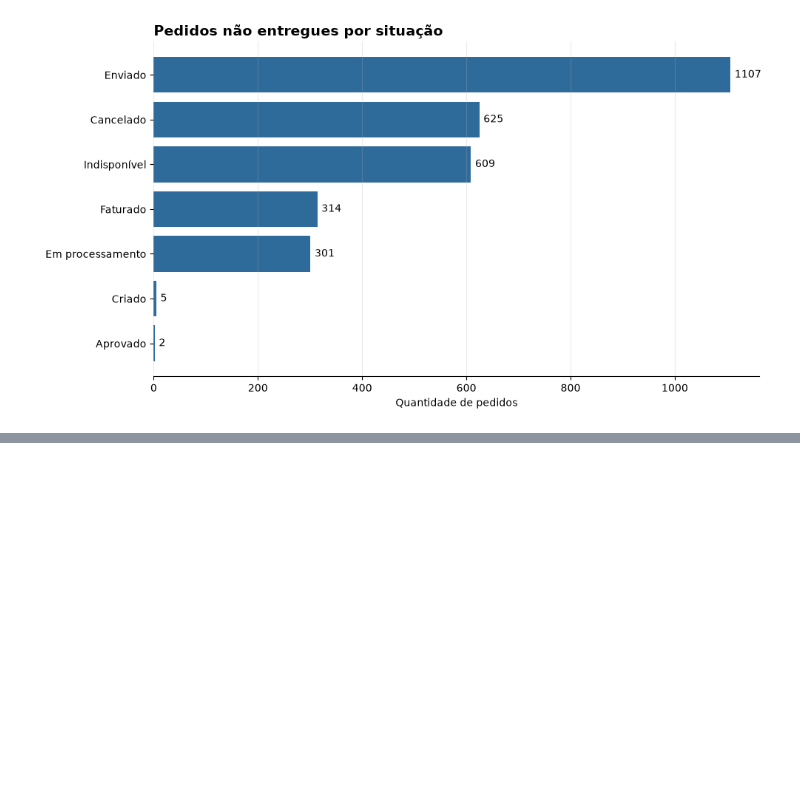
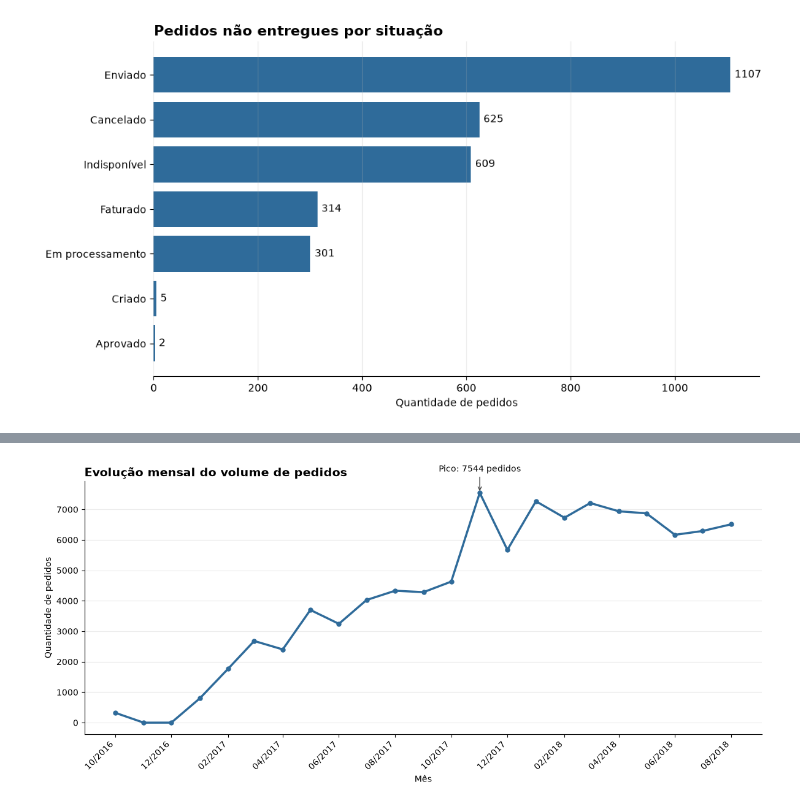
Before and after one commit to AliceGuerreiro/analise-vendas-ecommerce, a Jupyter notebook: notebooks/01_exploracao_inicial.ipynb, the cells around one changed output, grey strips where cells are left out. Cells and saved outputs as stored; diff of their text form; code cells hidden in the pictures; blank space fills up the shorter version.

Commit message:
Adiciona análise da evolução mensal dos pedidos
Agrupa os pedidos por mês, trata períodos incompletos e apresenta gráfico temporal com interpretação.

```diff
--- a/notebooks/01_exploracao_inicial.ipynb
+++ b/notebooks/01_exploracao_inicial.ipynb
@@ -405,0 +402,20 @@ Os pedidos cancelados e indisponíveis somam 1.234 registros, representando apro
+# %%
+pedidos_mensais = (
+    pedidos
+    .set_index("order_purchase_timestamp")
+    .resample("MS")
+    .size()
+    .rename("quantidade_pedidos")
+    .reset_index()
+    .rename(columns={"order_purchase_timestamp": "mes"})
+)
+
+pedidos_mensais_completos = (
+    pedidos_mensais[
+        (pedidos_mensais["mes"] > pedidos_mensais["mes"].min())
+        & (pedidos_mensais["mes"] < pedidos_mensais["mes"].max())
+    ]
+    .reset_index(drop=True)
+)
+
+pedidos_mensais_completos
@@ -405,0 +440,57 @@ Os pedidos cancelados e indisponíveis somam 1.234 registros, representando apro
+# %%
+fig, ax = plt.subplots(figsize=(12, 5.5))
+
+ax.plot(
+    pedidos_mensais_completos["mes"],
+    pedidos_mensais_completos["quantidade_pedidos"],
+    color="#2F6B9A",
+    linewidth=2.5,
+    marker="o",
+    markersize=5
+)
+
+pico = pedidos_mensais_completos.loc[
+    pedidos_mensais_completos["quantidade_pedidos"].idxmax()
+]
+
+ax.annotate(
+    f'Pico: {pico["quantidade_pedidos"]} pedidos',
+    xy=(pico["mes"], pico["quantidade_pedidos"]),
+    xytext=(0, 25),
+    textcoords="offset points",
+    ha="center",
+    arrowprops={"arrowstyle": "->", "color": "#444444"}
+)
+
+indices_rotulos = list(range(0, len(pedidos_mensais_completos), 2))
+
+if len(pedidos_mensais_completos) - 1 not in indices_rotulos:
+    indices_rotulos.append(len(pedidos_mensais_completos) - 1)
+
+datas_rotulos = pedidos_mensais_completos.loc[indices_rotulos, "mes"]
+
+ax.set_xticks(datas_rotulos)
+ax.set_xticklabels(
+    datas_rotulos.dt.strftime("%m/%Y"),
+    rotation=45,
+    ha="right"
+)
+
+ax.set_title(
+    "Evolução mensal do volume de pedidos",
+    loc="left",
+    fontsize=14,
+    fontweight="bold"
+)
+
+ax.set_xlabel("Mês")
+ax.set_ylabel("Quantidade de pedidos")
+ax.grid(axis="y", alpha=0.25)
+
+for lado in ["top", "right"]:
+    ax.spines[lado].set_visible(False)
+
+plt.tight_layout()
+plt.show()
+# %% [output]
+[figure, added]
```
Also changed, not shown: parts of 5 cells of this notebook.
